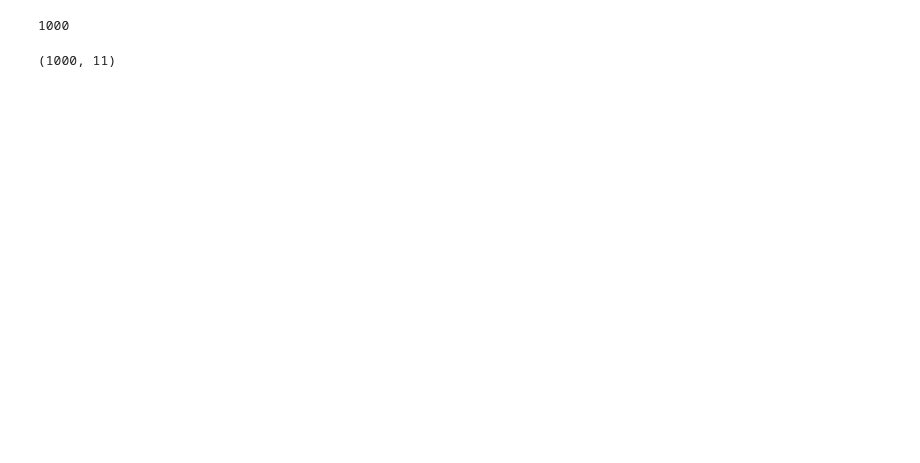
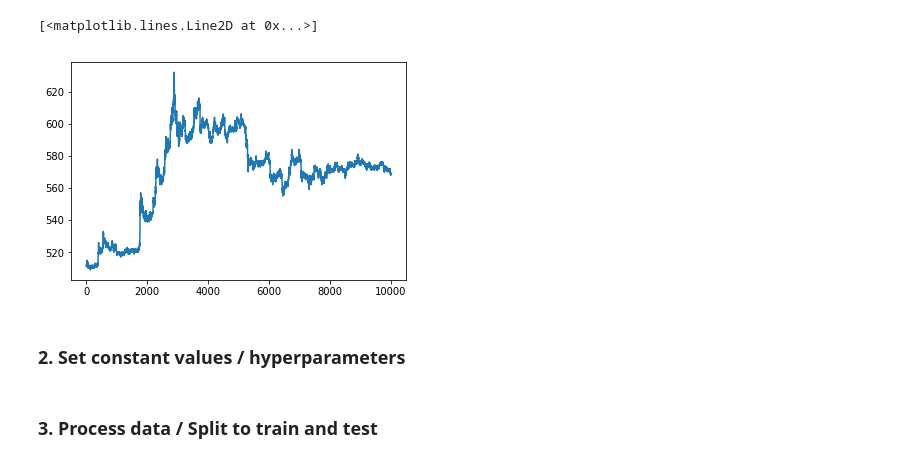
Before and after one commit to tttkt/sequence, a Jupyter notebook: seq_money_test.ipynb, the cells around one changed output. Saved outputs shown, nothing was run; the diff lists cells and outputs as text; code cells hidden in the pictures; blank space fills up the shorter version.

```diff
--- a/seq_money_test.ipynb
+++ b/seq_money_test.ipynb
@@ -1,2 +17,2 @@
 # %%
-dataset = load_data('XRP', 1, 1000)
+dataset = load_data('XRP', 1, 10000)
@@ -6,8 +18,0 @@ meta, data, _ = feed_maker(dataset, col, scale=False)
-# %%
-len(data)
-# %% [output]
-1000
-# %%
-def prepare_data(n_in, n_out, cardinality, n_samples):
-# %% [output]
-(1000, 11)
@@ -26,0 +19,7 @@ from urllib.parse import quote
+# %%
+plt.plot(dataset[:,[6]].astype(float)) # todo : 플롯 스타팅 포인트(x) 바꿔그리기
+# %% [output]
+[<matplotlib.lines.Line2D at 0x...>]
+[figure, added]
+# %% [markdown]
+### 2. Set constant values / hyperparameters
@@ -26,0 +34,2 @@ from urllib.parse import quote
+# %% [markdown]
+### 3. Process data / Split to train and test
```
Also changed, not shown: parts of 19 cells of this notebook.
